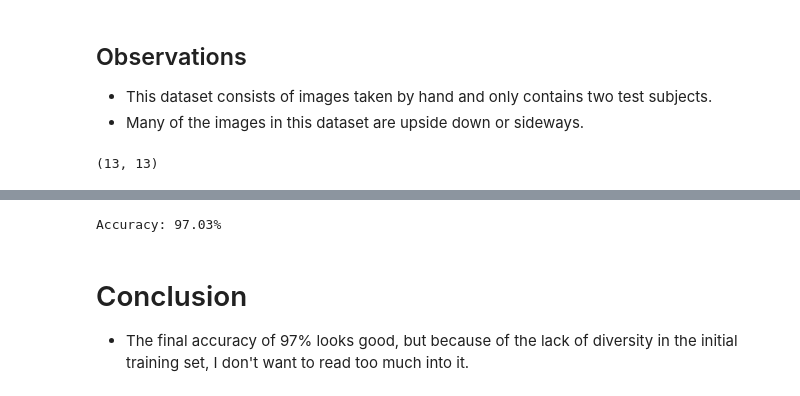
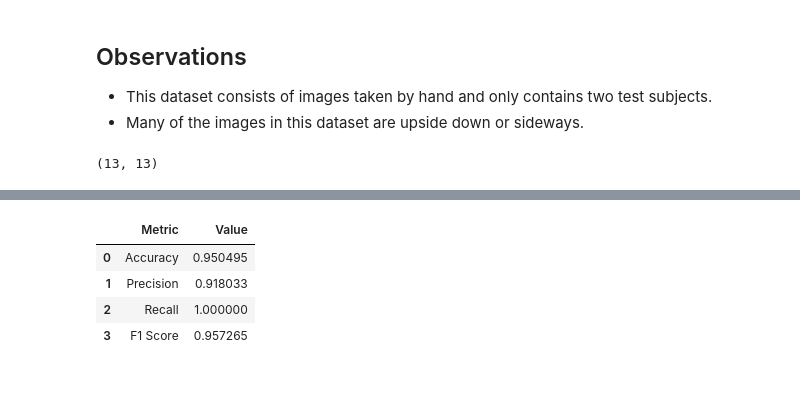
Before and after one commit to DanielLevenstein/Helmet_CNN_Model_Training_Notebooks, a Jupyter notebook: helmet_detection.v1.ipynb, the cells around one changed output, grey strips where cells are left out. Cells and saved outputs as stored; diff of their text form; code cells hidden in the pictures.

```diff
--- a/helmet_detection.v1.ipynb
+++ b/helmet_detection.v1.ipynb
@@ -266,7 +286,21 @@ eval_1 = model_1.evaluate(val_ds)
 # %%
-print(f"Accuracy: {eval_1[1]*100:.2f}%")
+from sklearn.metrics import precision_score, recall_score, accuracy_score, f1_score
+
+# Calculate accuracy, precision, and recall
+accuracy = accuracy_score(val_labels, val_predictions)
+precision = precision_score(val_labels, val_predictions)
+recall = recall_score(val_labels, val_predictions)
+f1_score = f1_score(val_labels, val_predictions)
+# Create a dataframe to display the metrics
+metrics_df = pd.DataFrame({
+    "Metric": ["Accuracy", "Precision", "Recall", "F1 Score"],
+    "Value": [accuracy, precision, recall, f1_score]
+})
+
+metrics_df.head()
 # %% [output]
-Accuracy: 97.03%
+|  | Metric | Value |
+| 0 | Accuracy | 0.950495 |
+| 1 | Precision | 0.918033 |
+| 2 | Recall | 1.000000 |
+| 3 | F1 Score | 0.957265 |
-# %% [markdown]
-# Conclusion
-- The final accuracy of 97% looks good, but because of the lack of diversity in the initial training set, I don't want to read too much into it.
```
Also changed, not shown: parts of 6 cells of this notebook, 5 other files.
